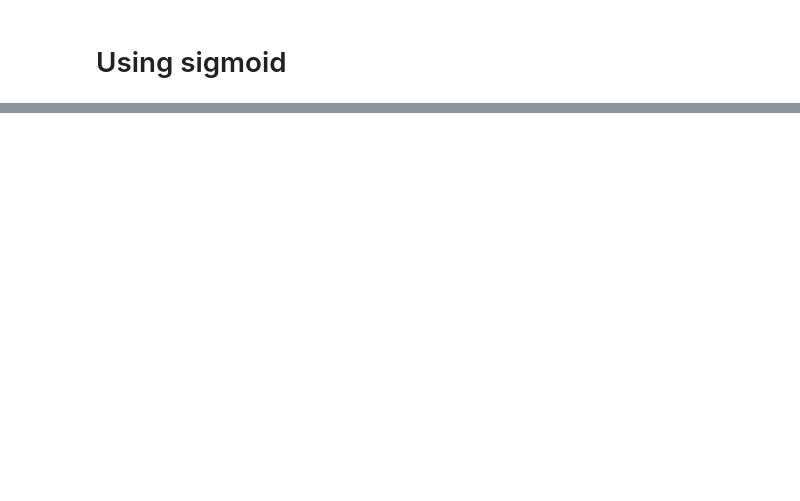
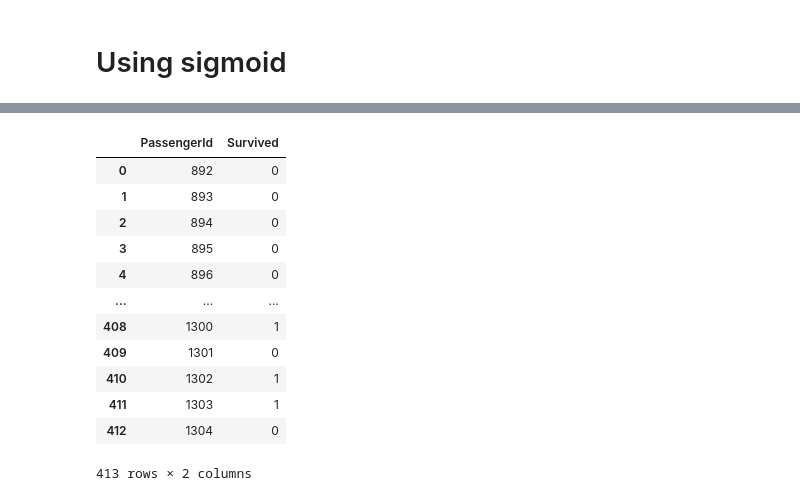
Before and after one commit to MostValue/fast-ai, a Jupyter notebook: Lesson5.ipynb, the cells around one changed output, grey strips where cells are left out. Drawn from its saved outputs; the diff is of its cells as text; code cells hidden in the pictures; blank space fills up the shorter version.

```diff
--- a/Lesson5.ipynb
+++ b/Lesson5.ipynb
@@ -349,0 +372,29 @@ We are getting greater than 1 chance of survival which is impossible.
+# %%
+#Performing the same data cleaning operations on the test_df
+test_df['Fare'] = test_df.Fare.fillna(0)
+test_df.fillna(modes, inplace=True)
+test_df['Logfare'] = np.log(test_df.Fare + 1)
+test_df = pd.get_dummies( test_df, columns = ['Sex', 'Embarked', 'Pclass'], dtype= 'float')
+# %%
+test_indep = tensor(test_df[indep_cols].values, dtype = torch.float)
+vals, indices = test_indep.max(dim=0)
+test_indep = test_indep/vals
+# %%
+test_df['Survived'] = (calc_preds(coeffs, test_indep) > 0.5).int()
+# %%
+sub_df = test_df[['PassengerId', 'Survived']]
+sub_df.head(-5)
+# %% [output]
+|  | PassengerId | Survived |
+| 0 | 892 | 0 |
+| 1 | 893 | 0 |
+| 2 | 894 | 0 |
+| 3 | 895 | 0 |
+| 4 | 896 | 0 |
+| ... | ... | ... |
+| 408 | 1300 | 1 |
+| 409 | 1301 | 0 |
+| 410 | 1302 | 1 |
+| 411 | 1303 | 1 |
+| 412 | 1304 | 0 |
+413 rows × 2 columns
```
Also changed, not shown: parts of 34 cells of this notebook.
